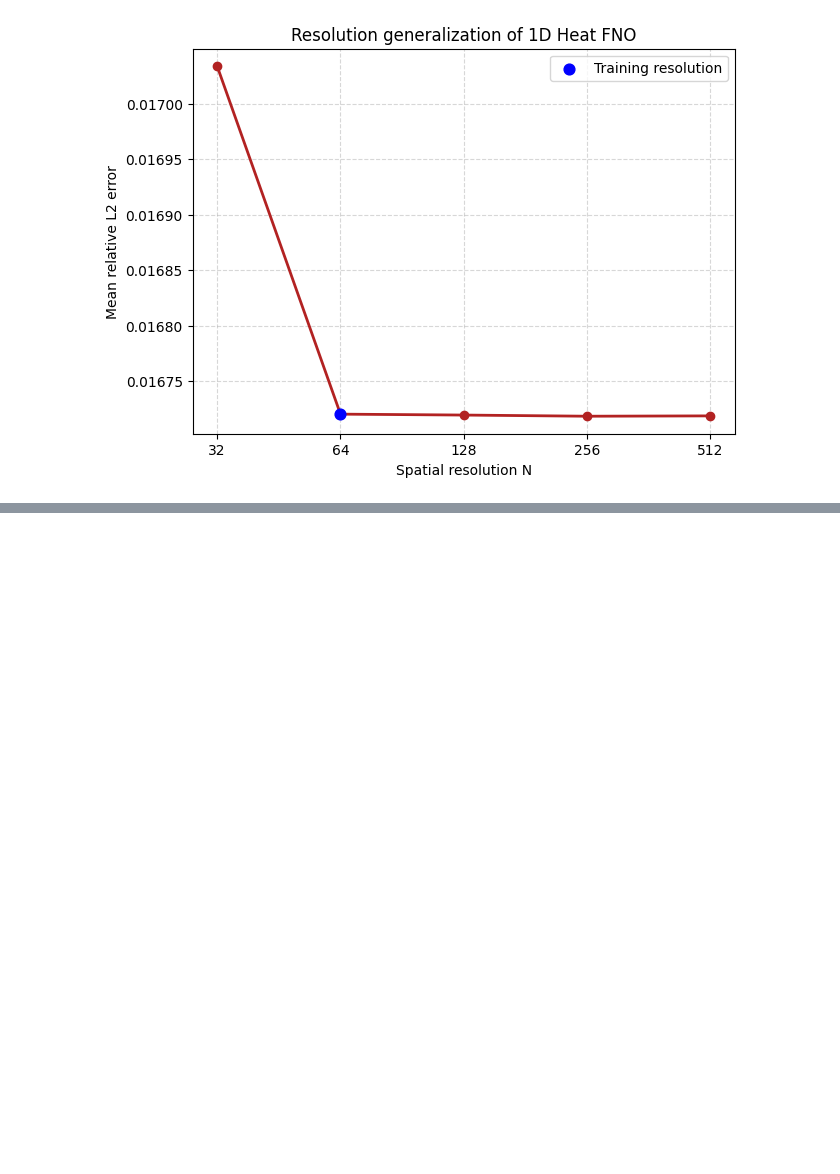
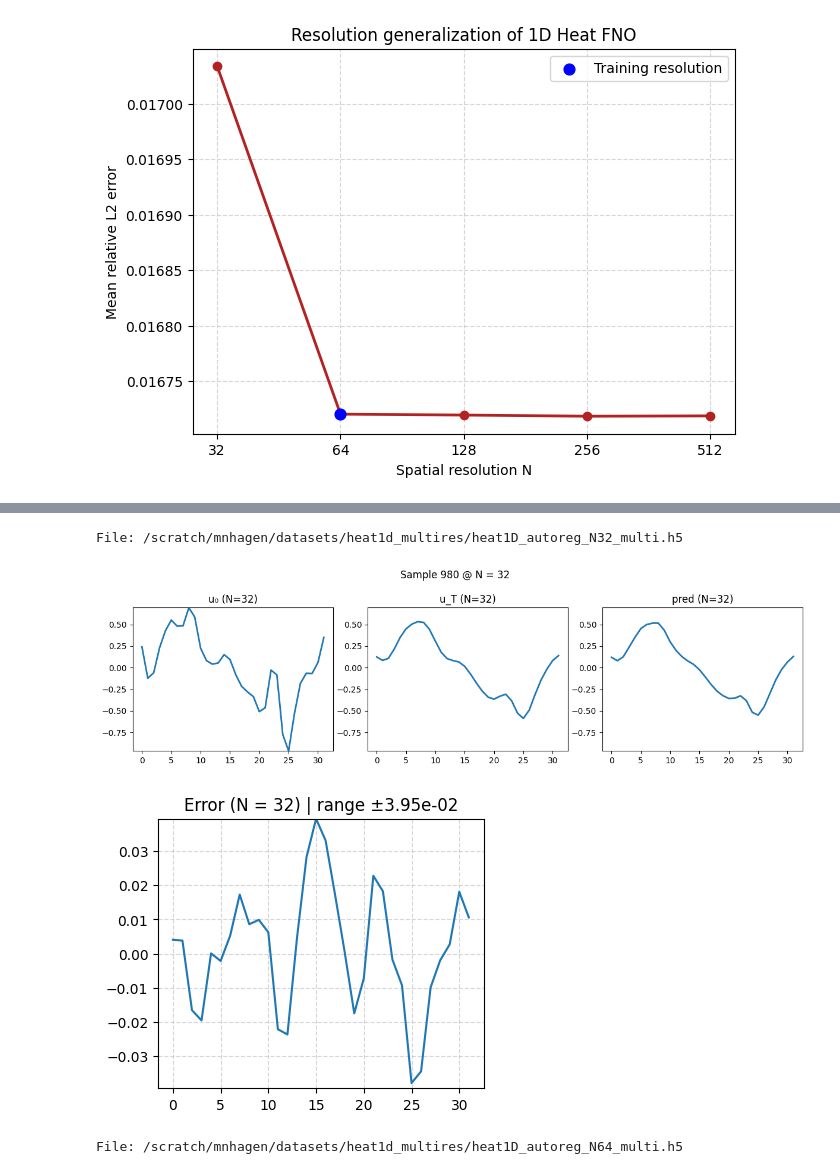
Before and after one commit to mnhagen/Discretization-Invariant-and-Mesh-Free-Operator-Learning, a Jupyter notebook: scripts/FNO/FNO1D_CDE3.ipynb, the cells around one changed output, grey strips where cells are left out. Cells and saved outputs as stored; diff of their text form; code cells hidden in the pictures; blank space fills up the shorter version.

```diff
--- a/scripts/FNO/FNO1D_CDE3.ipynb
+++ b/scripts/FNO/FNO1D_CDE3.ipynb
@@ -246,0 +225,80 @@ plot_across_resolutions_1D(model,
+# %%
+import glob
+
+def plot_across_resolutions_1D(model, folder, sample_idx, device, display_worst=False):
+
+    paths = sorted(
+        glob.glob(folder + "/heat1D_autoreg_N*_multi.h5"),
+        key=lambda p: int(p.split("_autoreg_N")[1].split("_")[0])
+    )
+
+    model.eval()
+
+    for p in paths:
+        print("\nFile:", p)
+
+        with h5py.File(p, "r") as f:
+            U = f["u"][:]     # shape: (num_samples, 2, N)
+
+        u0 = U[sample_idx, 0]
+        uT = U[sample_idx, 1]
+        N = u0.shape[0]
+
+        # --- build model input ---
+        u0_t = torch.tensor(u0[None], dtype=torch.float32)   # (1, N)
+        u0_t = u0_t.unsqueeze(1)                             # (1, 1, N)
+        u0_t = u0_t.permute(0, 2, 1)                         # (1, N, 1)
+        u0_t = u0_t.to(device)
+
+        grid = model.get_grid(u0_t.shape, device)
+        inp = torch.cat([u0_t, grid], dim=-1).to(device)
+
+        # --- forward pass ---
+        with torch.no_grad():
+            pred = model(inp)                   # (1, N, 1)
+            pred = pred.permute(0, 2, 1)        # (1, 1, N)
+            pred = pred.squeeze(0).squeeze(0).cpu().numpy()
+
+        # --- plotting ---
+        u0_np = u0
+        uT_np = uT
+        pr_np = pred
+        diff = uT_np - pr_np
+
+        vmin = min(u0_np.min(), uT_np.min(), pr_np.min())
+        vmax = max(u0_np.max(), uT_np.max(), pr_np.max())
+
+        fig, axes = plt.subplots(1, 3, figsize=(12, 3.5), sharex=True)
+        labels = [f"u₀ (N={N})", f"u_T (N={N})", f"pred (N={N})"]
+
+        for ax, arr, ttl in zip(axes, [u0_np, uT_np, pr_np], labels):
+            ax.plot(arr, lw=2)
+            ax.set_ylim(vmin, vmax)
+            ax.set_title(ttl)
+
+        plt.suptitle(f"Sample {sample_idx} @ N = {N}")
+        plt.tight_layout()
+        plt.show()
+
+        # --- error plot ---
+        m = np.abs(diff).max()
+        plt.figure(figsize=(4.2, 3.5))
+        plt.plot(diff)
+        plt.ylim(-m, m)
+        plt.title(f"Error (N = {N}) | range ±{m:.2e}")
+        plt.grid(True, ls="--", alpha=0.5)
+        plt.show()
+
+
+# Example call
+plot_across_resolutions_1D(
+    model,
+    folder="/scratch/mnhagen/datasets/heat1d_multires",
+    sample_idx=980,
+    device=device
+)
+# %% [output]
+File: /scratch/mnhagen/datasets/heat1d_multires/heat1D_autoreg_N32_multi.h5
+[figure, added]
+[figure, added]
+File: /scratch/mnhagen/datasets/heat1d_multires/heat1D_autoreg_N64_multi.h5
```
Also changed, not shown: parts of 2 cells of this notebook, 13 other files.
